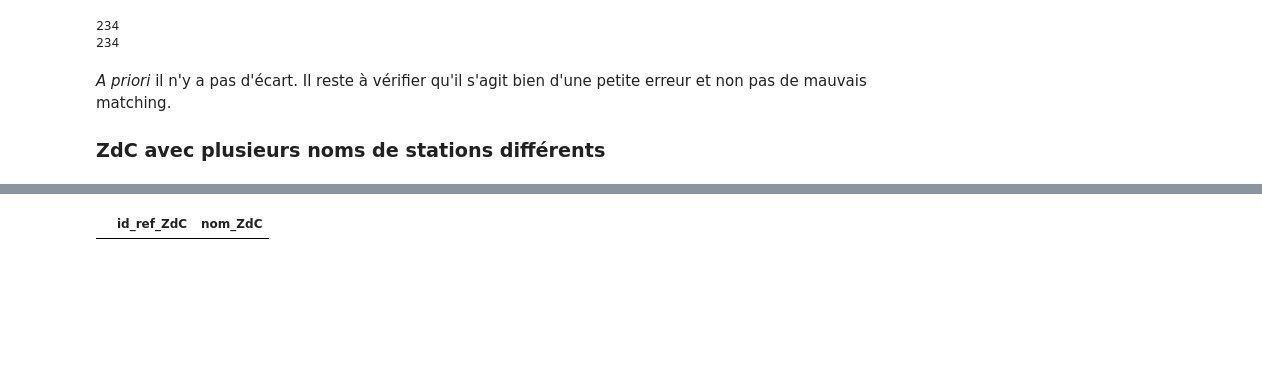
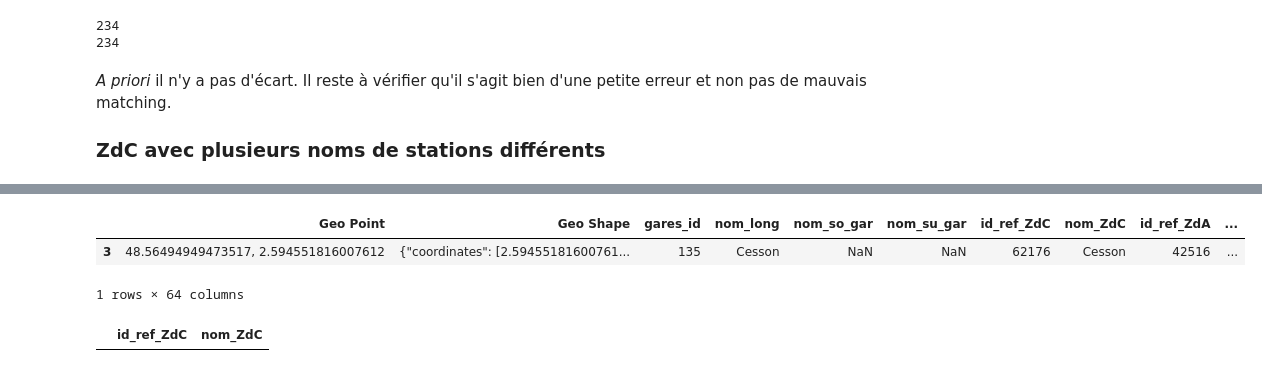
Before and after one commit to jlechat/Frequentation-des-stations-de-TC-en-Ile-de-France, a Jupyter notebook: 2- Statistiques descriptives/Preprocessing/2-stations_ZdC_stations.ipynb, the cells around one changed output, grey strips where cells are left out. Saved outputs shown, nothing was run; the diff lists cells and outputs as text; code cells hidden in the pictures; blank space fills up the shorter version.

```diff
--- a/2- Statistiques descriptives/Preprocessing/2-stations_ZdC_stations.ipynb
+++ b/2- Statistiques descriptives/Preprocessing/2-stations_ZdC_stations.ipynb
@@ -46,4 +46,10 @@ stations_RER
 244 rows × 64 columns
+# %%
+stations_RER[stations_RER['nom_long']=='Cesson']
+# %% [output]
+|  | Geo Point | Geo Shape | gares_id | nom_long | nom_so_gar | nom_su_gar | id_ref_ZdC | nom_ZdC | id_ref_ZdA | ... |
+| 3 | 48.56494949473517, 2.594551816007612 | {"coordinates": [2.59455181600761... | 135 | Cesson | NaN | NaN | 62176 | Cesson | 42516 | ... |
+1 rows × 64 columns
 # %%
 #On se restreint aux colonnes lda et LIBELLE_ARRET
 sub_data = stations_RER[['id_ref_ZdC', 'nom_ZdC']]
```
Also changed, not shown: parts of 5 cells of this notebook, 1 other file.
